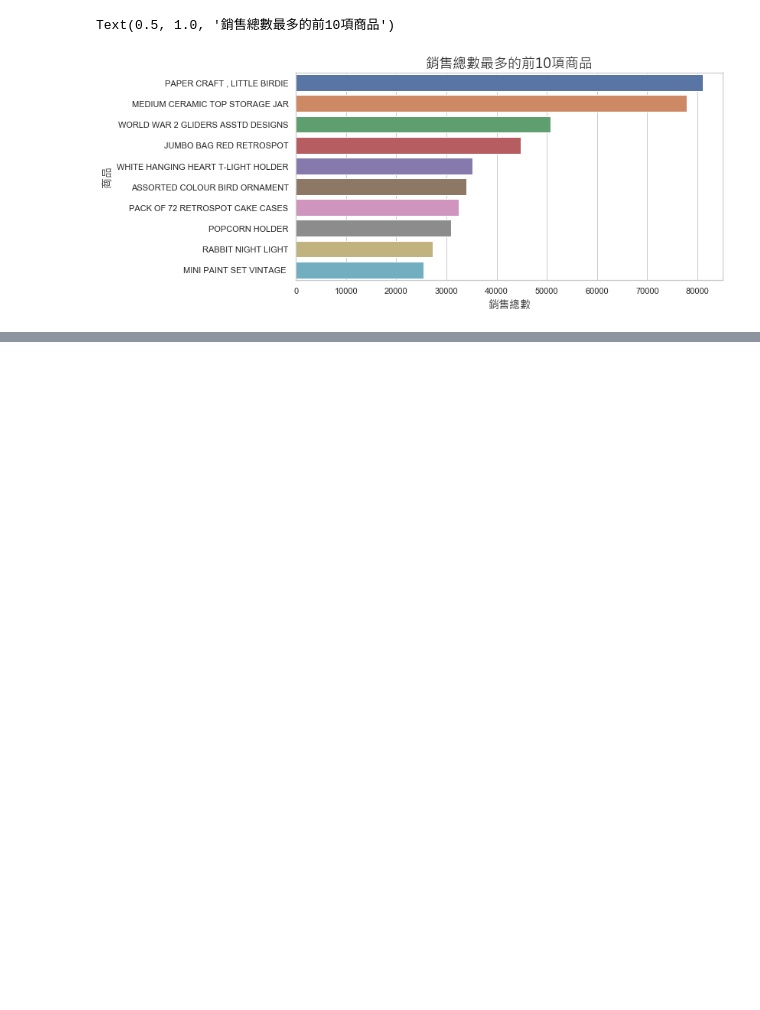
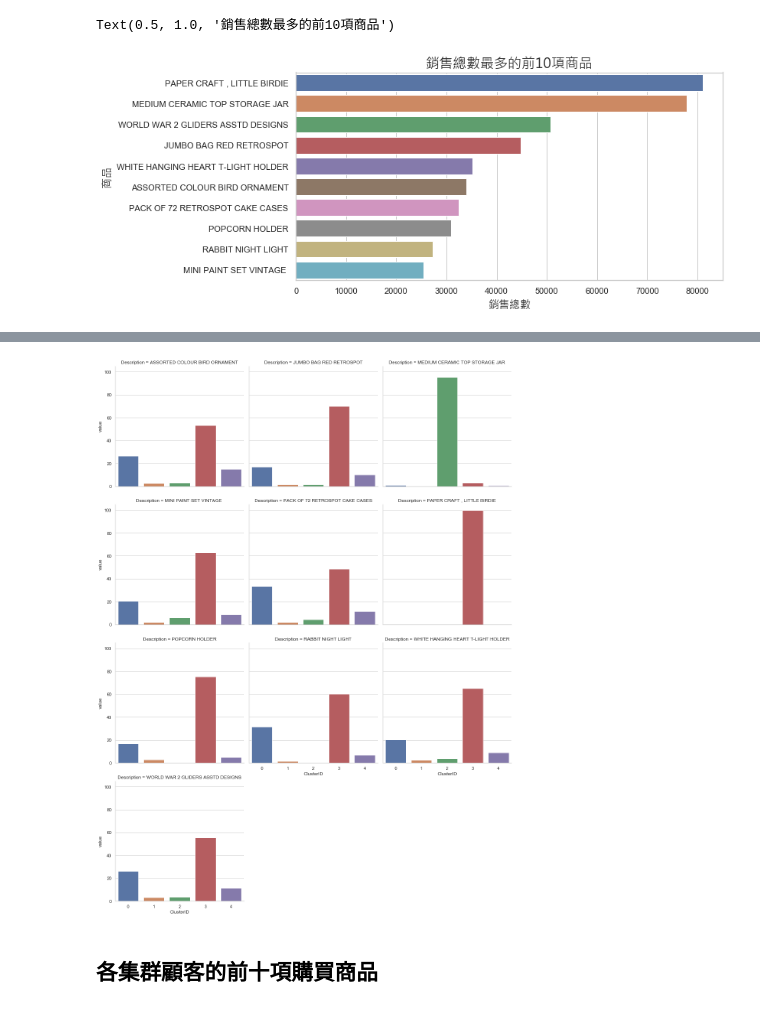
Before and after one commit to sungchien/ecommerce, a Jupyter notebook: 14-purchase_analysis.ipynb, the cells around one changed output, grey strips where cells are left out. Saved outputs shown, nothing was run; the diff lists cells and outputs as text; code cells hidden in the pictures; blank space fills up the shorter version.

```diff
--- a/14-purchase_analysis.ipynb
+++ b/14-purchase_analysis.ipynb
@@ -145,3 +157,5 @@ df = df.loc[df.Description.isin(MajorProducts.Description.values), ]
 # %%
-df.groupby(["Description", "ClusterID"]).Quantity.sum()
+# 統計銷售總數最多的前十項商品在各集群顧客的銷售數
+Products_byCluster = mp_df.groupby(["Description", "ClusterID"]).Quantity.sum().reset_index()
+Products_byCluster
 # %% [output]
@@ -164,0 +179,7 @@ Name: Quantity, dtype: int64
+# %%
+# 計算各集群顧客前十項熱銷商品的銷售數佔該商品銷售總數的百分比
+Products_byCluster = Products_byCluster.assign(
+    Percent=Products_byCluster.groupby("Description")\
+    .apply(lambda dat_fra: np.around(dat_fra.Quantity/dat_fra.Quantity.sum()*100, 2))\
+    .values)
+Products_byCluster
@@ -164,0 +204,18 @@ Name: Quantity, dtype: int64
+# %%
+# 將各項商品展開
+Products_byCluster = Products_byCluster\
+.pivot(index="ClusterID", columns="Description", values="Percent")\
+.fillna(0)\
+.reset_index()
+
+Products_byCluster
+# %%
+# 重新改回原來的形式
+pc_col = Products_byCluster.columns[1:].values
+Products_byCluster = Products_byCluster.melt(id_vars=['ClusterID'], value_vars=pc_col)
+# %%
+# 將銷售數量最多的十項商品在各種集群顧客的銷售比例畫成長條圖
+g = sns.catplot(x="ClusterID", y="value", col="Description", data=Products_byCluster, col_wrap=3,
+               kind="bar")
+# %% [output]
+[figure, added]
@@ -164,0 +230,2 @@ Name: Quantity, dtype: int64
+# %% [markdown]
+## 各集群顧客的前十項購買商品
```
Also changed, not shown: parts of 38 cells of this notebook.
